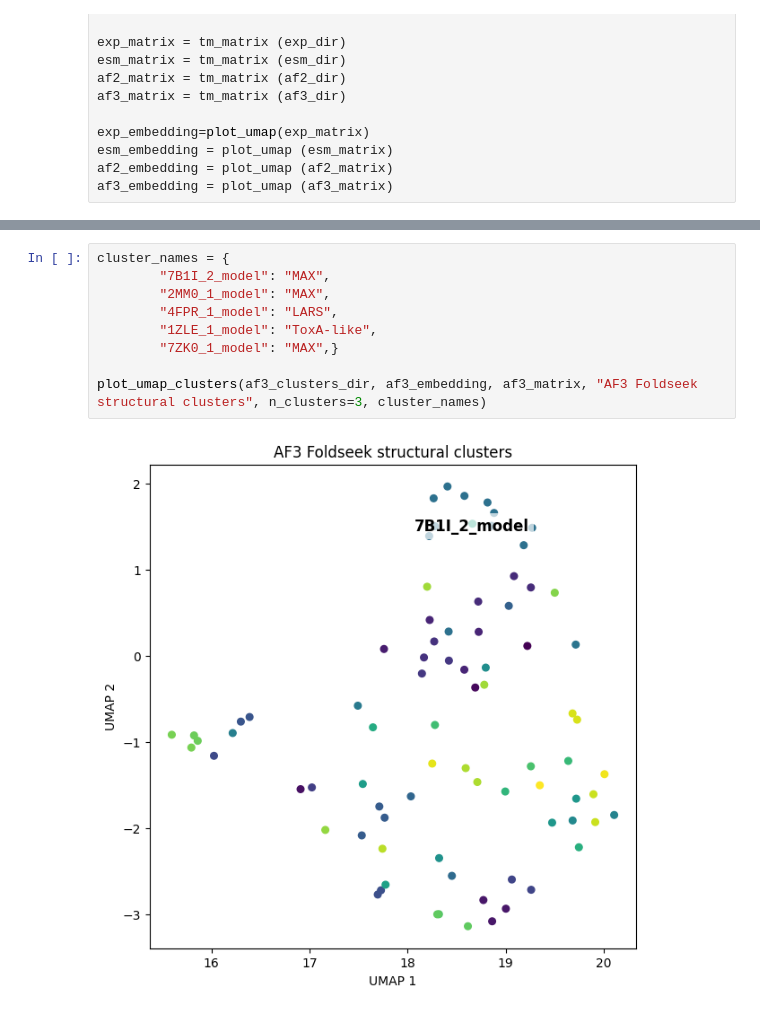
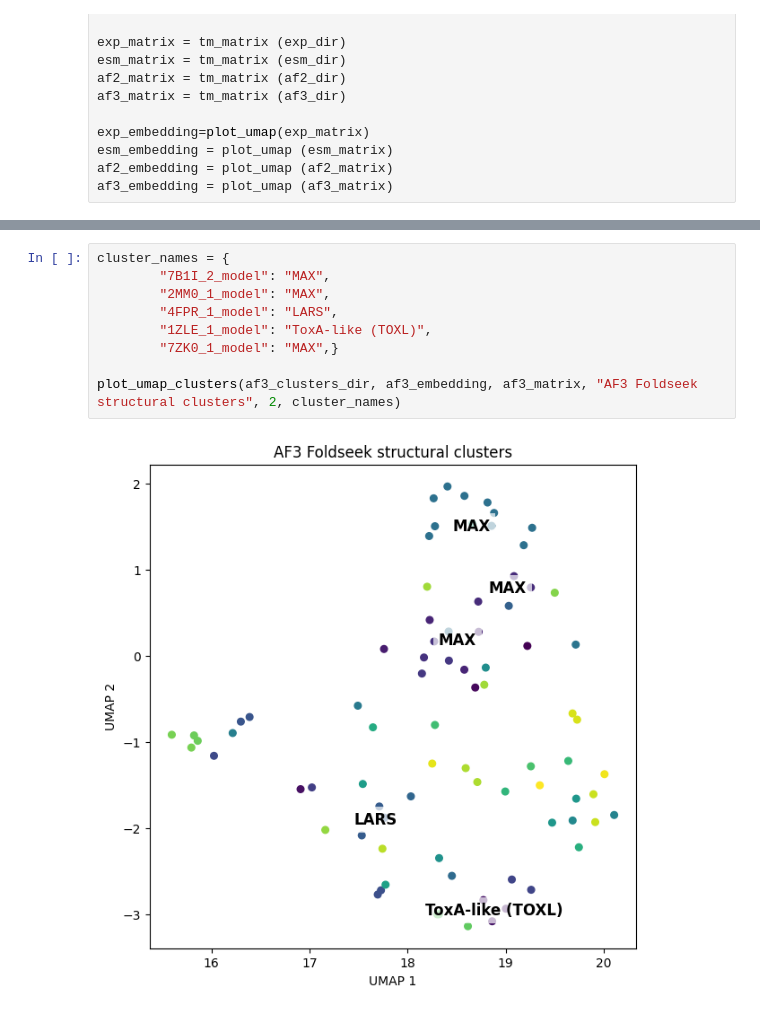
Before and after one commit to Rachel-Oei/Effector-Structure-Prediction, a Jupyter notebook: 06_clustering/umap.ipynb, the cells around one changed output, grey strips where cells are left out. Saved outputs shown, nothing was run; the diff lists cells and outputs as text.

```diff
--- a/06_clustering/umap.ipynb
+++ b/06_clustering/umap.ipynb
@@ -62,14 +62,14 @@ plot_umap_clusters(af2_clusters_dir, af2_embedding, af2_matrix, "AF2 Foldseek st
 # %%
 cluster_names = {
         "7B1I_2_model": "MAX",
         "2MM0_1_model": "MAX",
         "4FPR_1_model": "LARS",
-        "1ZLE_1_model": "ToxA-like",
+        "1ZLE_1_model": "ToxA-like (TOXL)",
         "7ZK0_1_model": "MAX",}
 
-plot_umap_clusters(af3_clusters_dir, af3_embedding, af3_matrix, "AF3 Foldseek structural clusters", n_clusters=3, cluster_names)
+plot_umap_clusters(af3_clusters_dir, af3_embedding, af3_matrix, "AF3 Foldseek structural clusters", 2, cluster_names)
 # %% [output]
-[figure, old version]
+[figure, new version]
 # %%
 # Exp
 matrix_ordered, clusters = order_by_clusters(
```
Also changed, not shown: parts of 7 cells of this notebook, 1 other file.
